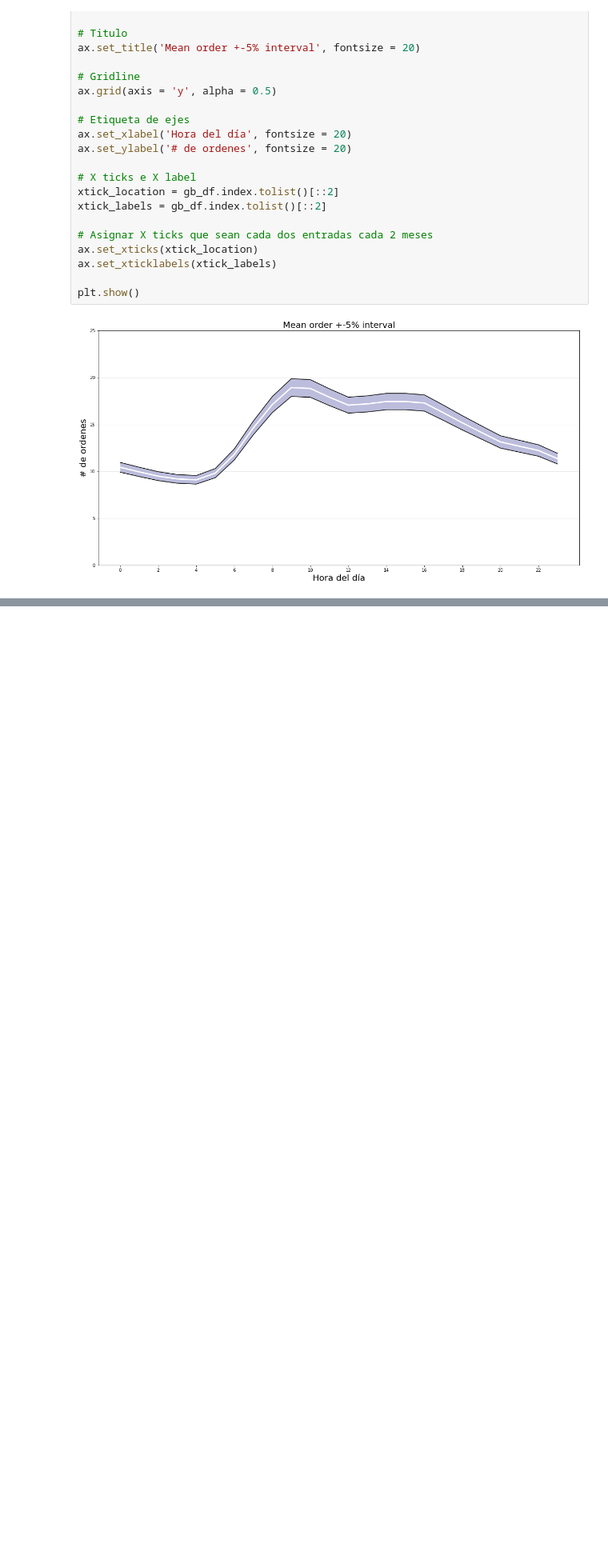
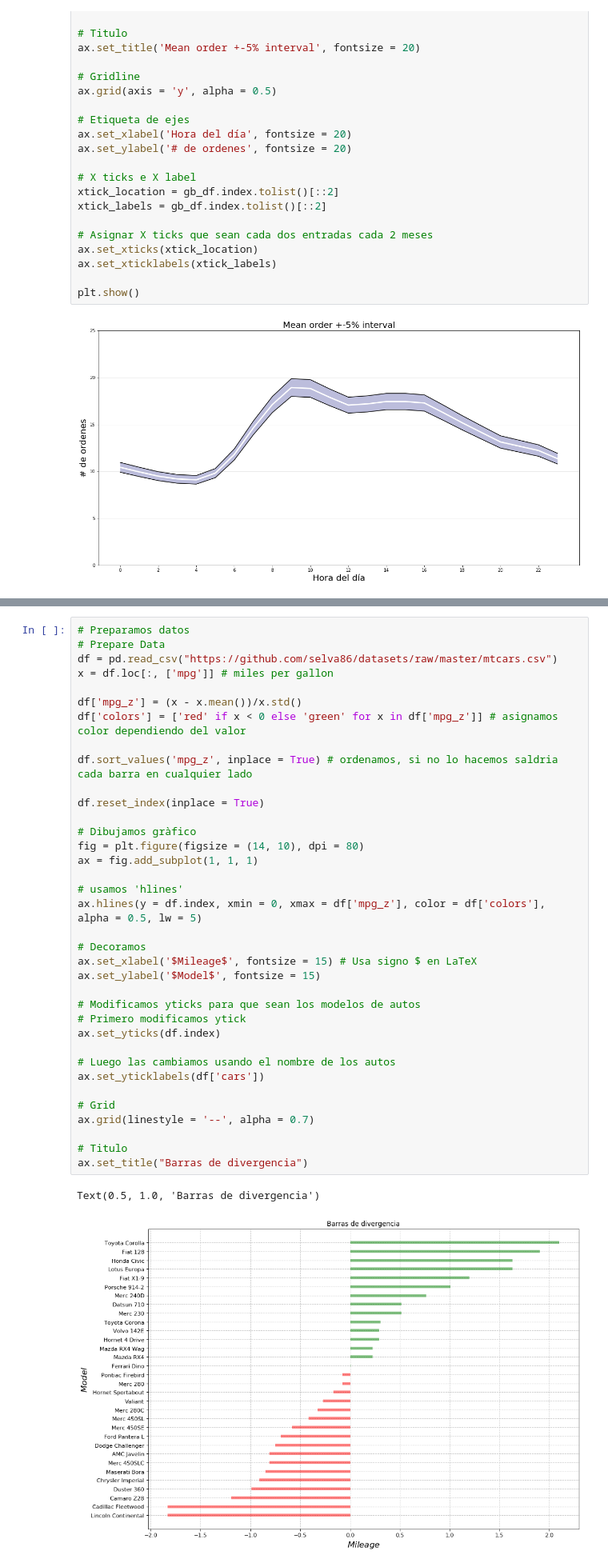
Before and after one commit to adolfoam93/Python-Plotting-Master, a Jupyter notebook: Matplotlib master notebook.ipynb, the cells around one changed output, grey strips where cells are left out. Shown at 80% size. Drawn from its saved outputs; the diff is of its cells as text; blank space fills up the shorter version.

```diff
--- a/Matplotlib master notebook.ipynb
+++ b/Matplotlib master notebook.ipynb
@@ -931,0 +947,39 @@ plt.show()
+# %%
+# Preparamos datos
+# Prepare Data
+df = pd.read_csv("https://github.com/selva86/datasets/raw/master/mtcars.csv")
+x = df.loc[:, ['mpg']] # miles per gallon
+
+df['mpg_z'] = (x - x.mean())/x.std()
+df['colors'] = ['red' if x < 0 else 'green' for x in df['mpg_z']] # asignamos color dependiendo del valor
+
+df.sort_values('mpg_z', inplace = True) # ordenamos, si no lo hacemos saldria cada barra en cualquier lado
+
+df.reset_index(inplace = True)
+
+# Dibujamos gràfico
+fig = plt.figure(figsize = (14, 10), dpi = 80)
+ax = fig.add_subplot(1, 1, 1)
+
+# usamos 'hlines'
+ax.hlines(y = df.index, xmin = 0, xmax = df['mpg_z'], color = df['colors'], alpha = 0.5, lw = 5)
+
+# Decoramos
+ax.set_xlabel('$Mileage$', fontsize = 15) # Usa signo $ en LaTeX
+ax.set_ylabel('$Model$', fontsize = 15)
+
+# Modificamos yticks para que sean los modelos de autos
+# Primero modificamos ytick
+ax.set_yticks(df.index)
+
+# Luego las cambiamos usando el nombre de los autos
+ax.set_yticklabels(df['cars'])
+
+# Grid
+ax.grid(linestyle = '--', alpha = 0.7)
+
+# Titulo
+ax.set_title("Barras de divergencia")
+# %% [output]
+Text(0.5, 1.0, 'Barras de divergencia')
+[figure, added]
```
Also changed, not shown: parts of 8 cells of this notebook.
